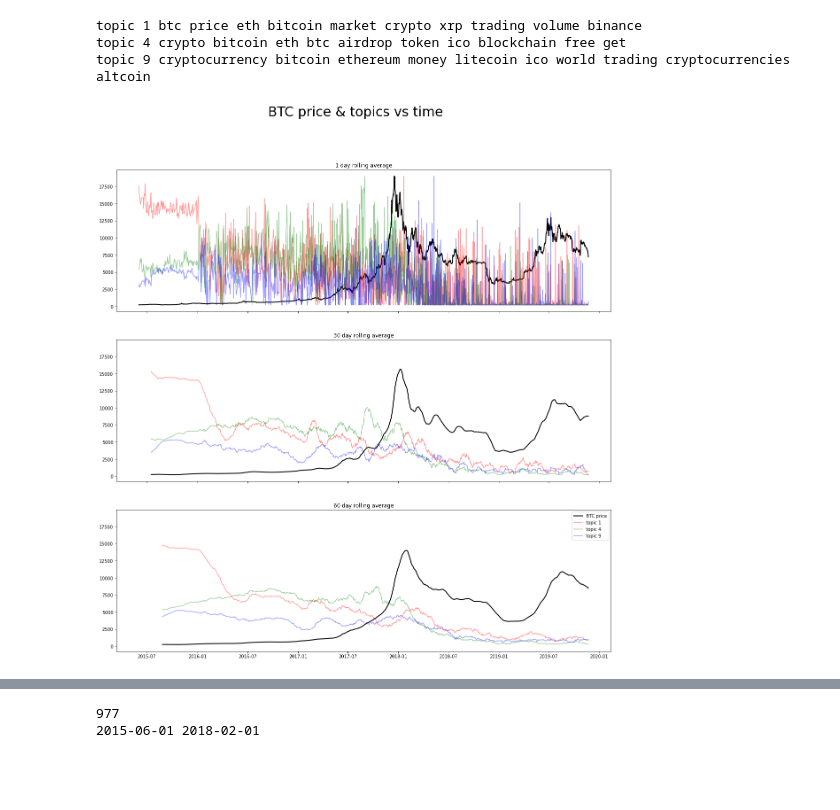
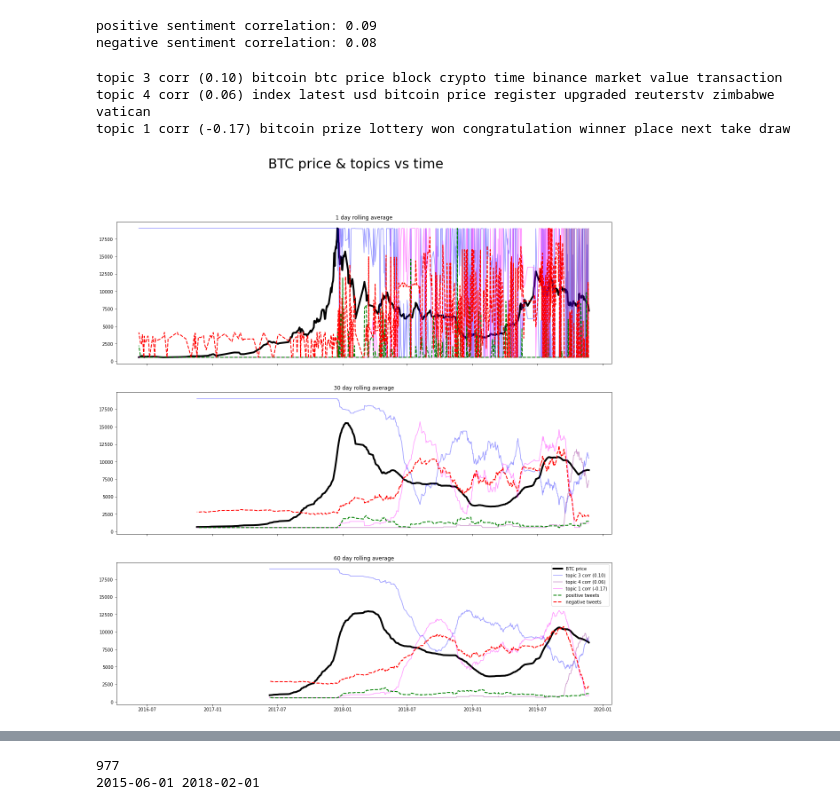
Before and after one commit to mdloucks/topic_modeling_research, a Jupyter notebook: topic_correlation.ipynb, the cells around one changed output, grey strips where cells are left out. Saved outputs shown, nothing was run; the diff lists cells and outputs as text; code cells hidden in the pictures; blank space fills up the shorter version.

Commit message:
LDA and sentiment

```diff
--- a/topic_correlation.ipynb
+++ b/topic_correlation.ipynb
@@ -58,2 +63,0 @@ tdm = normalize(tdm)
-# %%
-tdm = load('time_posts_tdm')
@@ -66,4 +73,4 @@ numpy.ndarray
 # %%
 # compare term frequency with tf-idf
 tfidf_transformer = TfidfTransformer()
-tf_idf_tdm = tfidf_transformer.fit_transform(tdm)
+tf_idf_tdm = tfidf_transformer.fit_transform(bow_tdm)
@@ -85,5 +76,0 @@ for dict in prices_list:
-# %%
-K = 10
-nmf = NMF(n_components=K, alpha_H=0.1, alpha_W=0.1, max_iter=500)
-W = nmf.fit_transform(tdm).T
-H = nmf.components_
@@ -90,5 +104,5 @@ H = nmf.components_
 # %%
-from scipy.stats import pearsonr
+# run topic modeling
 prices = np.array(list(price_dict.values()), dtype=np.float32)
 
 topic_time_correlation = []
@@ -98,8 +112,11 @@ for k in range(K):
 topic_time_correlation = np.array(topic_time_correlation) # pearson correlation and p-value
 top_topic = np.argsort(np.abs(topic_time_correlation[:,0]))[::-1]
 
+correlations = []
+
 for k in top_topic:
-    print(f"{k+1}th topic, correlation: %f, p-value: %.2e" % (topic_time_correlation[k,0], topic_time_correlation[k,1]))
+    print(f"{k+1}th topic, correlation: {topic_time_correlation[k,0]:.2f}, p-value: {topic_time_correlation[k,1]:.2f}")
+    correlations.append((topic_time_correlation[k,0], topic_time_correlation[k,1]))
     for i in H[k, :].argsort()[::-1][:10]:
         print(voca[i], end=' ')
     print()
@@ -127,44 +169,65 @@ bitcoin year first news satoshi via cash wallet mining currency
+# %%
+# price sentiment correlation
+
+pos_sentiment_correlations = pearsonr(prices, pos_avgs)
+neg_sentiment_correlations = pearsonr(prices, neg_avgs)
+
+print(f"positive sentiment correlation: {pos_sentiment_correlations[0]:.2f}")
+print(f"negative sentiment correlation: {neg_sentiment_correlations[0]:.2f}")
+# %% [output]
+positive sentiment correlation: 0.09
+negative sentiment correlation: 0.08
 # %%
 durations = [1, 30, 60]
 fig, ax = plt.subplots(len(durations), 1, figsize=(20, 20), sharex=True, sharey=True)
-colors = ['red', 'green', 'blue', 'orange', 'yellow', 'purple', 'magenta', 'violet', 'pink', 'cyan']
+colors = ['blue', 'purple', 'magenta', 'violet', 'pink', 'cyan']
 W_scaled = W.copy()
 n_topics = 3
 
+# scale sentiments to price
+pos_avgs_scaled = minmax_scale(pos_avgs, (min(price_dict.values()), max(price_dict.values())), copy=True)
+neg_avgs_scaled = minmax_scale(neg_avgs, (min(price_dict.values()), max(price_dict.values())), copy=True)
+
 for plot_index, duration in enumerate(durations):
+
 
     ax[plot_index].title.set_text(f"{duration} day rolling average")
 
     for i, row in enumerate(W):
         W_scaled[i] = minmax_scale(row, (min(price_dict.values()), max(price_dict.values())), copy=True)
 
+
     # plot price
     btc_price_vals = list(price_dict.values())
     rolling_btc_avg = np.convolve(btc_price_vals, np.ones(duration), 'valid') / duration
 
-    ax[plot_index].plot(list(price_dict.keys())[:len(rolling_btc_avg)], rolling_btc_avg, lw=2, color='black', label='BTC price')
-
-    # non-average price
-    # plt.plot(price_dict.keys(), price_dict.values(), color='black')
+    ax[plot_index].plot(list(price_dict.keys())[:len(rolling_btc_avg)], rolling_btc_avg, lw=4, color='black', label='BTC price')
 
     # plot topic weights
     for i, k in enumerate(top_topic[:n_topics]):
         rolling_avg = np.convolve(W_scaled[k, :], np.ones(duration), 'valid') / duration
 
-        ax[plot_index].plot(list(price_dict.keys())[:len(rolling_avg)], rolling_avg, color=colors[i], alpha=0.4, label=f"topic {k}")
-        # plt.plot(price_dict.keys(), W_scaled[k, :], color=colors[i], alpha=0.2, label=f"topic {k}")
+        ax[plot_index].plot(list(price_dict.keys())[:len(rolling_avg)], rolling_avg, color=colors[i], alpha=0.4, label=f"topic {k + 1} corr ({correlations[k][0]:.2f})")
+
+
+    neg_sentiment_rolling_avg = np.convolve(pos_avgs_scaled, np.ones(duration), 'valid') / duration
+    pos_sentiment_rolling_avg = np.convolve(neg_avgs_scaled, np.ones(duration), 'valid') / duration
+
+    # plot sentiment
+    ax[plot_index].plot(list(price_dict.keys())[:len(pos_sentiment_rolling_avg)], pos_sentiment_rolling_avg, lw=2, label="positive tweets", color='green', linestyle='dashed')
+    ax[plot_index].plot(list(price_dict.keys())[:len(neg_sentiment_rolling_avg)], neg_sentiment_rolling_avg, lw=2, label="negative tweets", color='red', linestyle='dashed')
 
 
 for i, k in enumerate(top_topic[:n_topics]):
-    print(f"\ntopic {k}", end=' ')
+    print(f"\ntopic {k + 1} corr ({correlations[k][0]:.2f})", end=' ')
     for j in H[k, :].argsort()[::-1][:10]:
         print(voca[j], end=' ')
 
 plt.legend(loc='best')
 fig.suptitle('BTC price & topics vs time', fontsize=30)
 plt.show()
 # %% [output]
-topic 1 btc price eth bitcoin market crypto xrp trading volume binance
-topic 4 crypto bitcoin eth btc airdrop token ico blockchain free get
-topic 9 cryptocurrency bitcoin ethereum money litecoin ico world trading cryptocurrencies altcoin
+topic 3 corr (0.10) bitcoin btc price block crypto time binance market value transaction
+topic 4 corr (0.06) index latest usd bitcoin price register upgraded reuterstv zimbabwe vatican
+topic 1 corr (-0.17) bitcoin prize lottery won congratulation winner place next take draw
-[figure, old version]
+[figure, new version]
```
Also changed, not shown: parts of 12 cells of this notebook, 2 other files.
